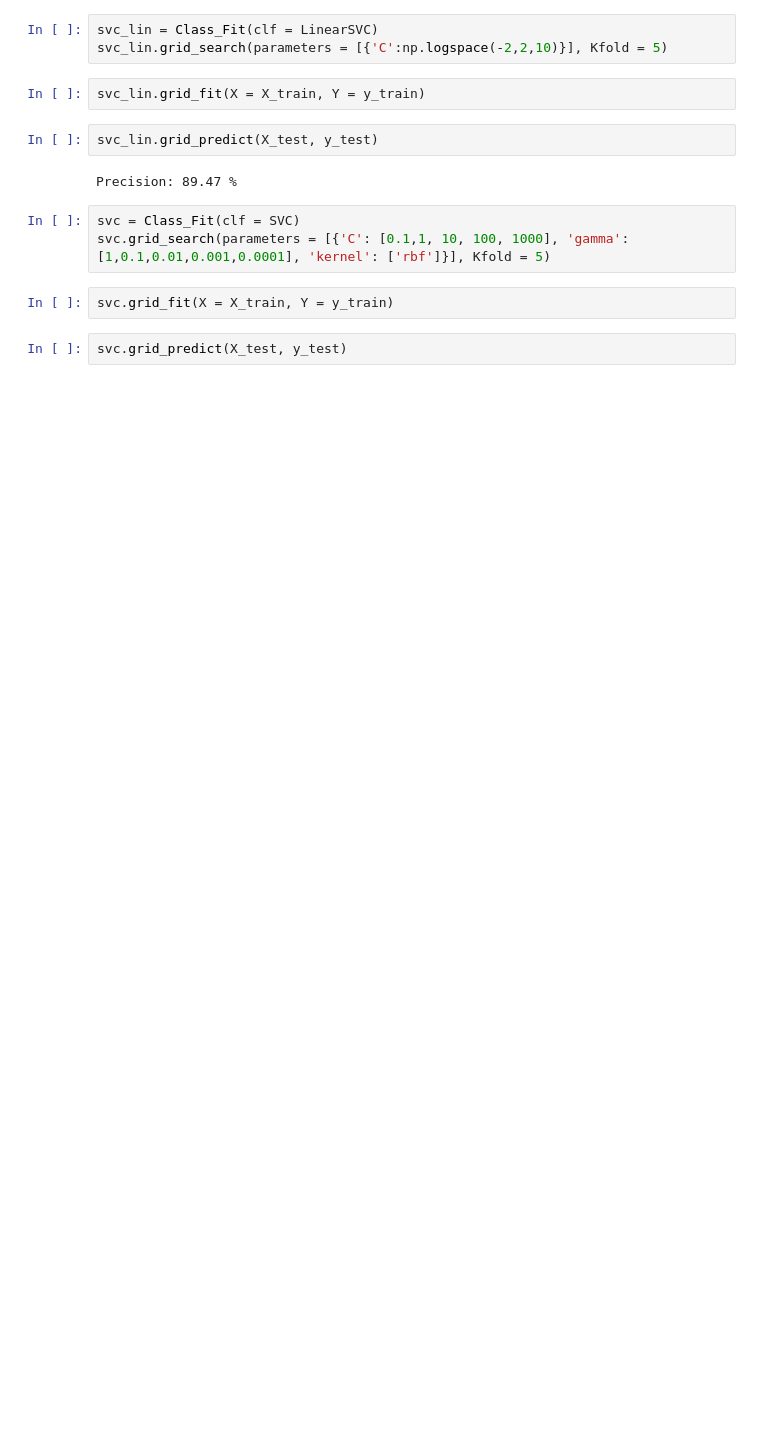
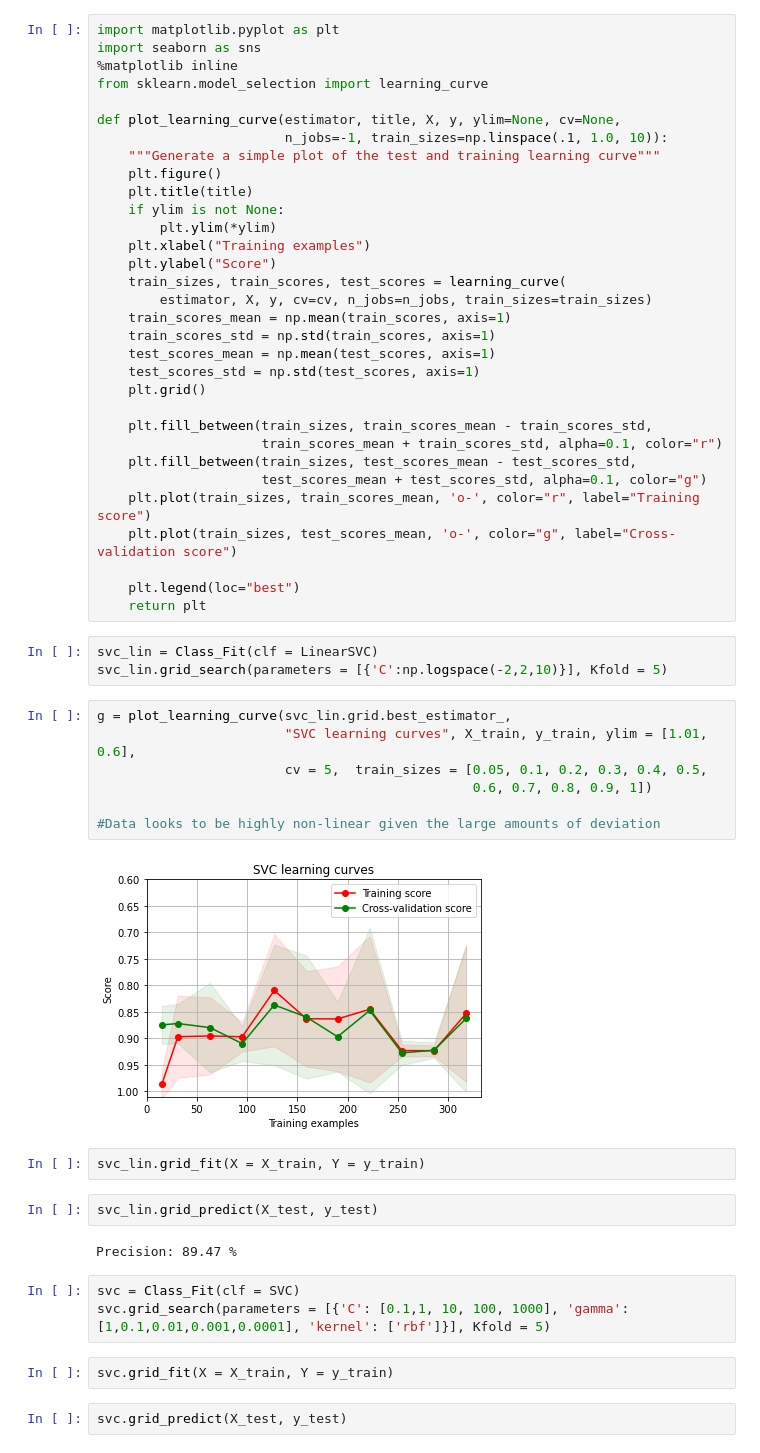
Before and after one commit to Diongarman/DA_-_ML_Foundations, a Jupyter notebook: Refactored_Py_DS_ML_Bootcamp-master/Ensemble Learning/classification_ensemble.ipynb, the cells around one changed output. Drawn from its saved outputs; the diff is of its cells as text; blank space fills up the shorter version.

Commit message:
Ensemble - created learning curve plot function and plotted for all models

```diff
--- a/Refactored_Py_DS_ML_Bootcamp-master/Ensemble Learning/classification_ensemble.ipynb
+++ b/Refactored_Py_DS_ML_Bootcamp-master/Ensemble Learning/classification_ensemble.ipynb
@@ -84,9 +84,50 @@ from sklearn.svm import SVC
 from sklearn.svm import LinearSVC
 from sklearn.linear_model import LogisticRegression
 from sklearn.ensemble import RandomForestClassifier, GradientBoostingClassifier
+# %%
+import matplotlib.pyplot as plt
+import seaborn as sns
+%matplotlib inline
+from sklearn.model_selection import learning_curve
+
+def plot_learning_curve(estimator, title, X, y, ylim=None, cv=None,
+                        n_jobs=-1, train_sizes=np.linspace(.1, 1.0, 10)):
+    """Generate a simple plot of the test and training learning curve"""
+    plt.figure()
+    plt.title(title)
+    if ylim is not None:
+        plt.ylim(*ylim)
+    plt.xlabel("Training examples")
+    plt.ylabel("Score")
+    train_sizes, train_scores, test_scores = learning_curve(
+        estimator, X, y, cv=cv, n_jobs=n_jobs, train_sizes=train_sizes)
+    train_scores_mean = np.mean(train_scores, axis=1)
+    train_scores_std = np.std(train_scores, axis=1)
+    test_scores_mean = np.mean(test_scores, axis=1)
+    test_scores_std = np.std(test_scores, axis=1)
+    plt.grid()
+
+    plt.fill_between(train_sizes, train_scores_mean - train_scores_std,
+                     train_scores_mean + train_scores_std, alpha=0.1, color="r")
+    plt.fill_between(train_sizes, test_scores_mean - test_scores_std,
+                     test_scores_mean + test_scores_std, alpha=0.1, color="g")
+    plt.plot(train_sizes, train_scores_mean, 'o-', color="r", label="Training score")
+    plt.plot(train_sizes, test_scores_mean, 'o-', color="g", label="Cross-validation score")
+
+    plt.legend(loc="best")
+    return plt
 # %%
 svc_lin = Class_Fit(clf = LinearSVC)
 svc_lin.grid_search(parameters = [{'C':np.logspace(-2,2,10)}], Kfold = 5)
+# %%
+g = plot_learning_curve(svc_lin.grid.best_estimator_,
+                        "SVC learning curves", X_train, y_train, ylim = [1.01, 0.6],
+                        cv = 5,  train_sizes = [0.05, 0.1, 0.2, 0.3, 0.4, 0.5,
+                                                0.6, 0.7, 0.8, 0.9, 1])
+
+#Data looks to be highly non-linear given the large amounts of deviation
+# %% [output]
+[figure, added]
 # %%
 svc_lin.grid_fit(X = X_train, Y = y_train)
 # %%
```
Also changed, not shown: parts of 5 cells of this notebook.
